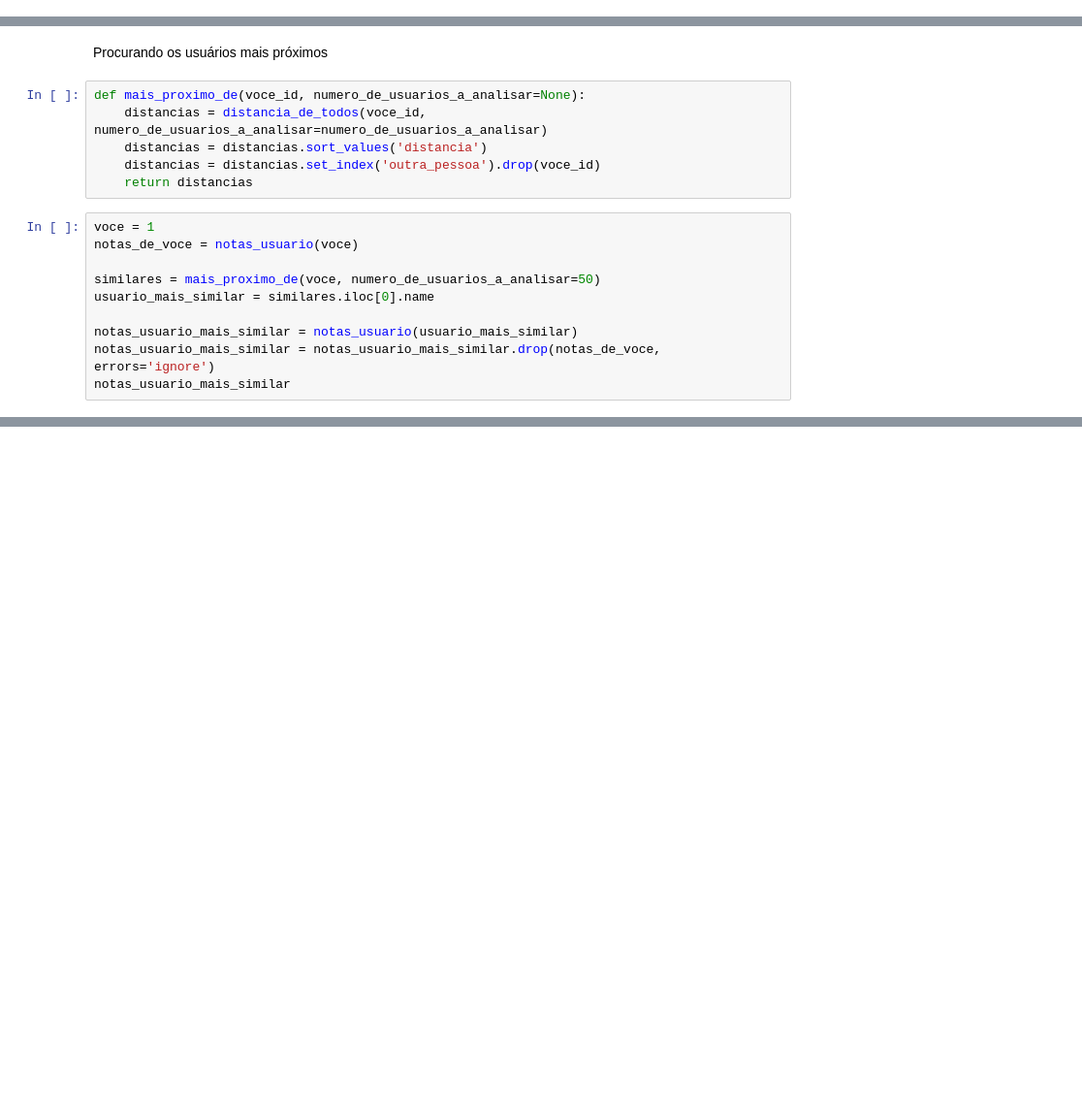
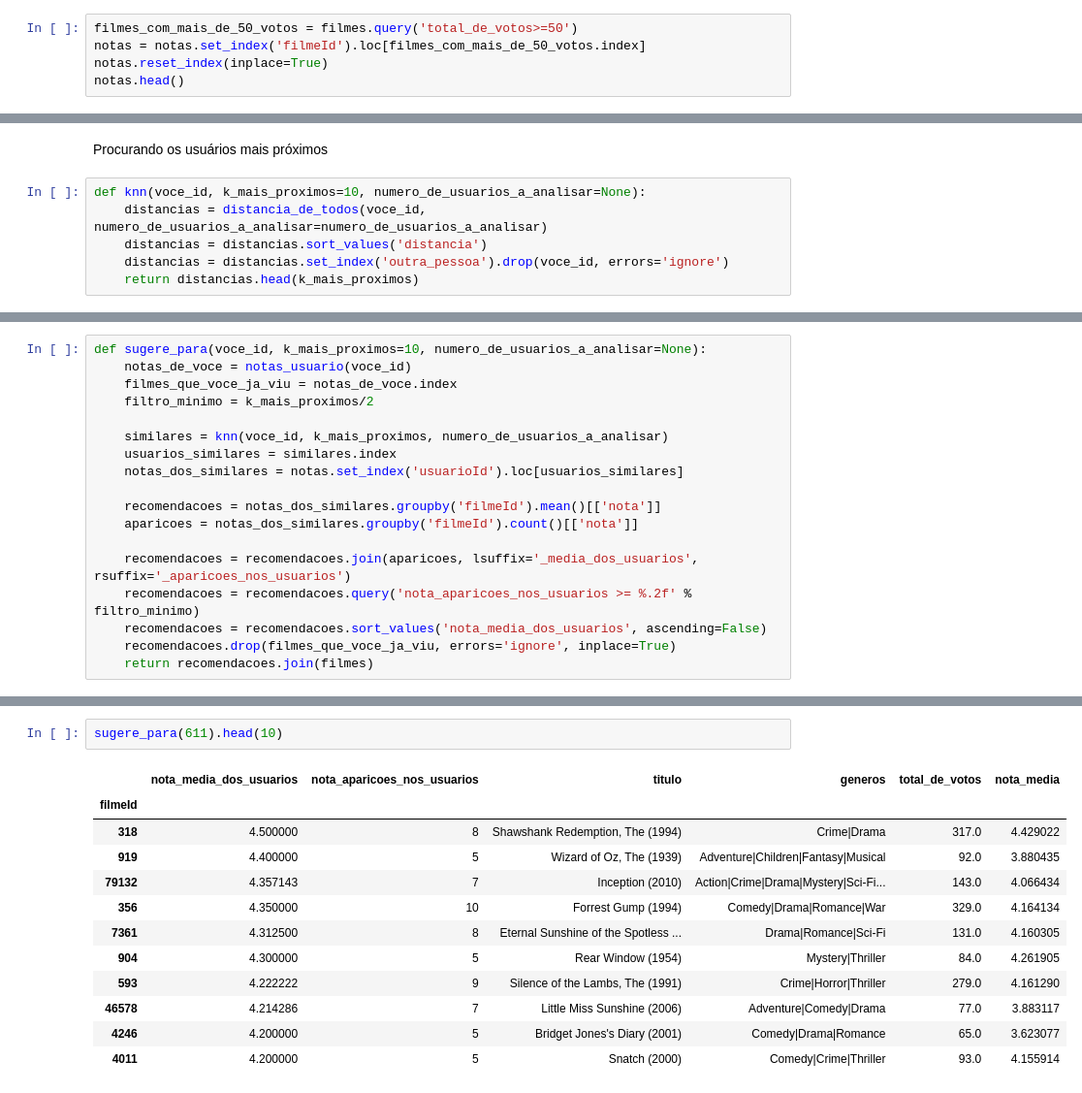
Before and after one commit to LilianeAquino/notebooks_cursos_alura, a Jupyter notebook: Introdução a sistemas de recomendação/sistema_recomendacao_filmes.ipynb, the cells around one changed output, grey strips where cells are left out. Shown at 97% size. Drawn from its saved outputs; the diff is of its cells as text; blank space fills up the shorter version.

```diff
--- a/Introdução a sistemas de recomendação/sistema_recomendacao_filmes.ipynb
+++ b/Introdução a sistemas de recomendação/sistema_recomendacao_filmes.ipynb
@@ -117,3 +117,8 @@ aventura_infantil_fantasia.drop(eu_assisti, errors='ignore').sort_values('nota_m
 | 41566 | Chronicles of Narnia: The Lion, t... | Adventure|Children|Fantasy | 62.0 | 3.443548 |
 # %% [markdown]
 ### Procurando usuários 'similares'
+# %%
+filmes_com_mais_de_50_votos = filmes.query('total_de_votos>=50')
+notas = notas.set_index('filmeId').loc[filmes_com_mais_de_50_votos.index]
+notas.reset_index(inplace=True)
+notas.head()
@@ -153,18 +165,8 @@ def distancia_de_todos(voce_id, numero_de_usuarios_a_analisar=None):
 # %% [markdown]
 Procurando os usuários mais próximos
 # %%
-def mais_proximo_de(voce_id, numero_de_usuarios_a_analisar=None):
+def knn(voce_id, k_mais_proximos=10, numero_de_usuarios_a_analisar=None):
     distancias = distancia_de_todos(voce_id, numero_de_usuarios_a_analisar=numero_de_usuarios_a_analisar)
     distancias = distancias.sort_values('distancia')
-    distancias = distancias.set_index('outra_pessoa').drop(voce_id)
-    return distancias
+    distancias = distancias.set_index('outra_pessoa').drop(voce_id, errors='ignore')
+    return distancias.head(k_mais_proximos)
-# %%
-voce = 1
-notas_de_voce = notas_usuario(voce)
-
-similares = mais_proximo_de(voce, numero_de_usuarios_a_analisar=50)
-usuario_mais_similar = similares.iloc[0].name
-
-notas_usuario_mais_similar = notas_usuario(usuario_mais_similar)
-notas_usuario_mais_similar = notas_usuario_mais_similar.drop(notas_de_voce, errors='ignore')
-notas_usuario_mais_similar
@@ -189,0 +175,18 @@ notas_usuario_mais_similar
+# %%
+def sugere_para(voce_id, k_mais_proximos=10, numero_de_usuarios_a_analisar=None):
+    notas_de_voce = notas_usuario(voce_id)
+    filmes_que_voce_ja_viu = notas_de_voce.index
+    filtro_minimo = k_mais_proximos/2
+
+    similares = knn(voce_id, k_mais_proximos, numero_de_usuarios_a_analisar)
+    usuarios_similares = similares.index
+    notas_dos_similares = notas.set_index('usuarioId').loc[usuarios_similares]
+
+    recomendacoes = notas_dos_similares.groupby('filmeId').mean()[['nota']]
+    aparicoes = notas_dos_similares.groupby('filmeId').count()[['nota']]
+
+    recomendacoes = recomendacoes.join(aparicoes, lsuffix='_media_dos_usuarios', rsuffix='_aparicoes_nos_usuarios')
+    recomendacoes = recomendacoes.query('nota_aparicoes_nos_usuarios >= %.2f' % filtro_minimo)
+    recomendacoes = recomendacoes.sort_values('nota_media_dos_usuarios', ascending=False)
+    recomendacoes.drop(filmes_que_voce_ja_viu, errors='ignore', inplace=True)
+    return recomendacoes.join(filmes)
@@ -189,0 +223,15 @@ notas_usuario_mais_similar
+# %%
+sugere_para(611).head(10)
+# %% [output]
+|  | nota_media_dos_usuarios | nota_aparicoes_nos_usuarios | titulo | generos | total_de_votos | nota_media |
+| filmeId |  |  |  |  |  |  |
+| 318 | 4.500000 | 8 | Shawshank Redemption, The (1994) | Crime|Drama | 317.0 | 4.429022 |
+| 919 | 4.400000 | 5 | Wizard of Oz, The (1939) | Adventure|Children|Fantasy|Musical | 92.0 | 3.880435 |
+| 79132 | 4.357143 | 7 | Inception (2010) | Action|Crime|Drama|Mystery|Sci-Fi... | 143.0 | 4.066434 |
+| 356 | 4.350000 | 10 | Forrest Gump (1994) | Comedy|Drama|Romance|War | 329.0 | 4.164134 |
+| 7361 | 4.312500 | 8 | Eternal Sunshine of the Spotless ... | Drama|Romance|Sci-Fi | 131.0 | 4.160305 |
+| 904 | 4.300000 | 5 | Rear Window (1954) | Mystery|Thriller | 84.0 | 4.261905 |
+| 593 | 4.222222 | 9 | Silence of the Lambs, The (1991) | Crime|Horror|Thriller | 279.0 | 4.161290 |
+| 46578 | 4.214286 | 7 | Little Miss Sunshine (2006) | Adventure|Comedy|Drama | 77.0 | 3.883117 |
+| 4246 | 4.200000 | 5 | Bridget Jones's Diary (2001) | Comedy|Drama|Romance | 65.0 | 3.623077 |
+| 4011 | 4.200000 | 5 | Snatch (2000) | Comedy|Crime|Thriller | 93.0 | 4.155914 |
```
Also changed, not shown: parts of 9 cells of this notebook.
